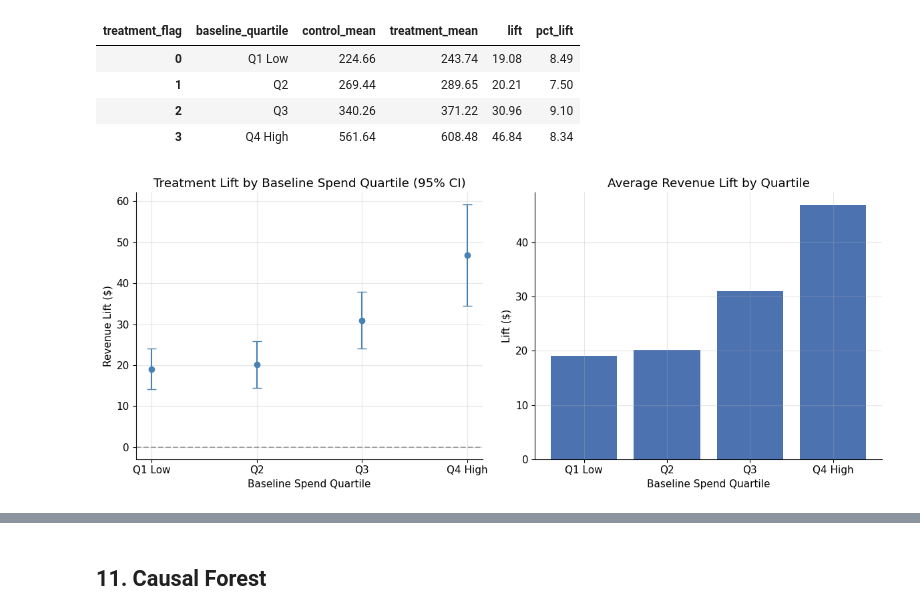
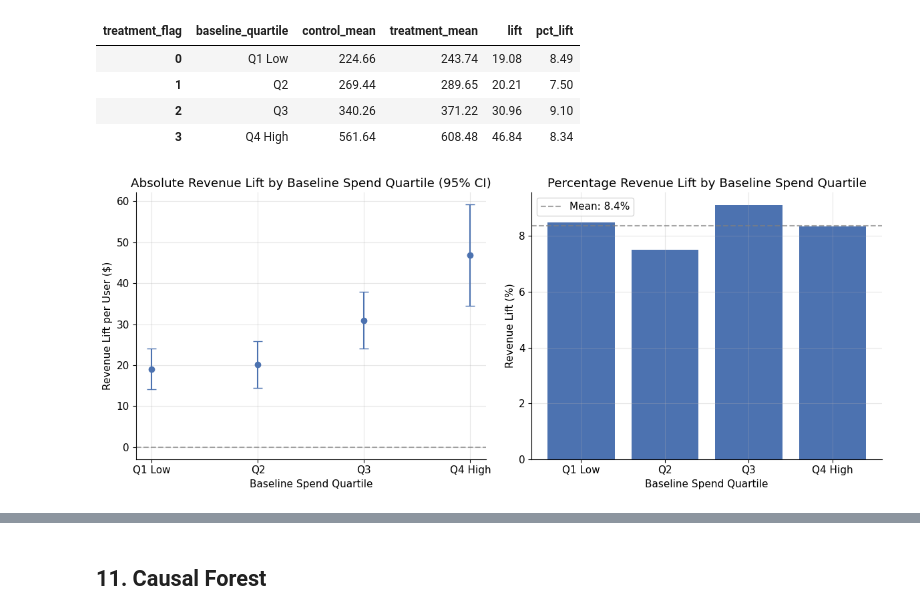
Before and after one commit to tcampayne/targeted-promotion-incrementality-experiment, a Jupyter notebook: analysis/02_inference.ipynb, the cells around one changed output, grey strips where cells are left out. Drawn from its saved outputs; the diff is of its cells as text; code cells hidden in the pictures.

```diff
--- a/analysis/02_inference.ipynb
+++ b/analysis/02_inference.ipynb
@@ -702,37 +721,40 @@ hte_ci = (
     .agg(["mean", "std", "count"]).reset_index()
 )
 hte_ci["se"] = hte_ci["std"] / np.sqrt(hte_ci["count"])
 
 ctrl_ci  = hte_ci[hte_ci["treatment_flag"] == 0]
 treat_ci = hte_ci[hte_ci["treatment_flag"] == 1]
 
 lift_df = ctrl_ci[["baseline_quartile", "mean", "se"]].merge(
     treat_ci[["baseline_quartile", "mean", "se"]],
     on="baseline_quartile", suffixes=("_control", "_treat"),
 )
 lift_df["lift"]    = lift_df["mean_treat"] - lift_df["mean_control"]
 lift_df["se_lift"] = np.sqrt(lift_df["se_control"] ** 2 + lift_df["se_treat"] ** 2)
 lift_df["ci_low"]  = lift_df["lift"] - 1.96 * lift_df["se_lift"]
 lift_df["ci_high"] = lift_df["lift"] + 1.96 * lift_df["se_lift"]
 
 fig, axes = plt.subplots(1, 2, figsize=(12, 5))
 
 axes[0].errorbar(
     lift_df["baseline_quartile"], lift_df["lift"],
     yerr=1.96 * lift_df["se_lift"],
-    fmt="o", capsize=5, color="steelblue",
+    fmt="o", capsize=5, color="#4C72B0",
 )
 axes[0].axhline(0, linestyle="--", color="gray", alpha=0.7)
-axes[0].set_title("Treatment Lift by Baseline Spend Quartile (95% CI)")
+axes[0].set_title("Absolute Revenue Lift by Baseline Spend Quartile (95% CI)")
 axes[0].set_xlabel("Baseline Spend Quartile")
-axes[0].set_ylabel("Revenue Lift ($)")
+axes[0].set_ylabel("Revenue Lift per User ($)")
 
-axes[1].bar(hte_summary["baseline_quartile"], hte_summary["lift"], color="#4C72B0")
-axes[1].set_title("Average Revenue Lift by Quartile")
+axes[1].bar(hte_summary["baseline_quartile"], hte_summary["pct_lift"], color="#4C72B0")
+axes[1].axhline(hte_summary["pct_lift"].mean(), linestyle="--", color="gray", alpha=0.7,
+                label=f"Mean: {hte_summary['pct_lift'].mean():.1f}%")
+axes[1].set_title("Percentage Revenue Lift by Baseline Spend Quartile")
 axes[1].set_xlabel("Baseline Spend Quartile")
-axes[1].set_ylabel("Lift ($)")
+axes[1].set_ylabel("Revenue Lift (%)")
+axes[1].legend()
 
 plt.tight_layout()
 plt.show()
 # %% [output]
-[figure, old version]
+[figure, new version]
```
Also changed, not shown: parts of 17 cells of this notebook.
